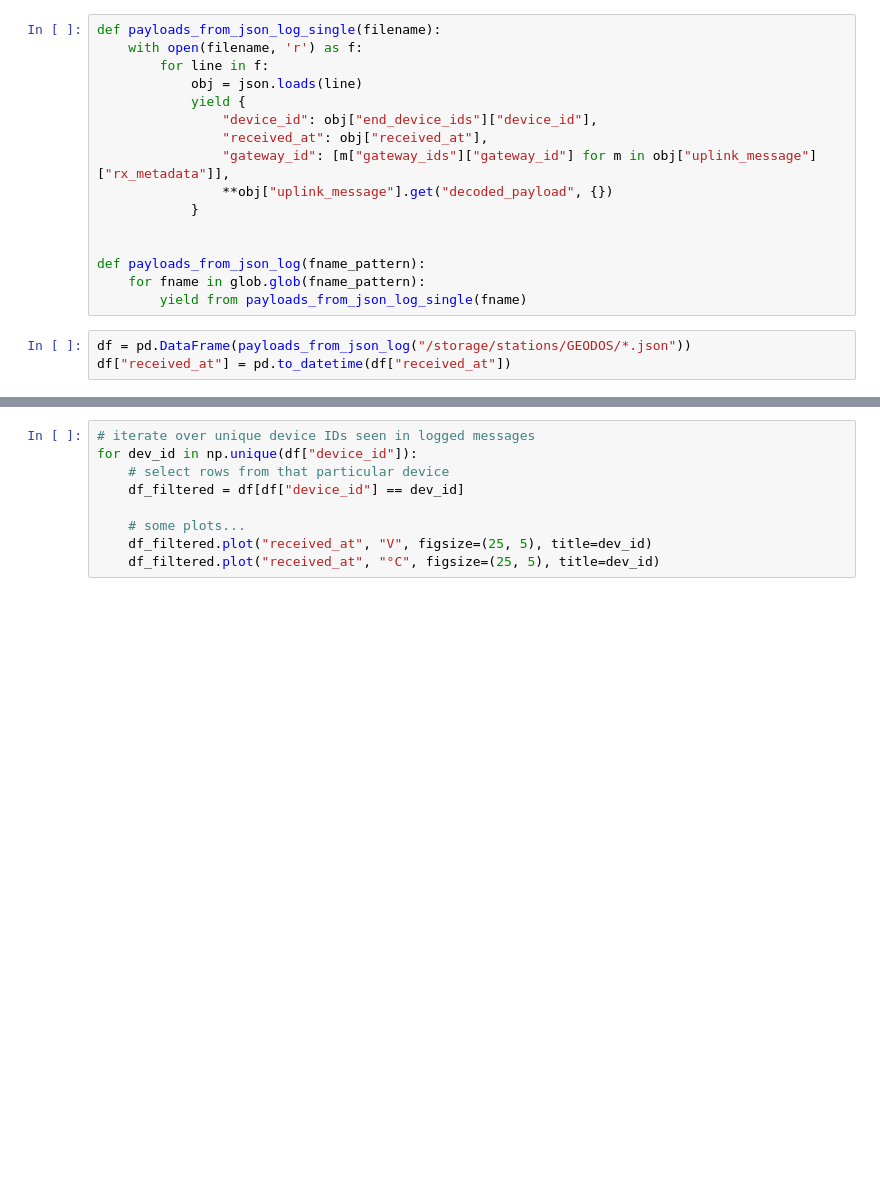
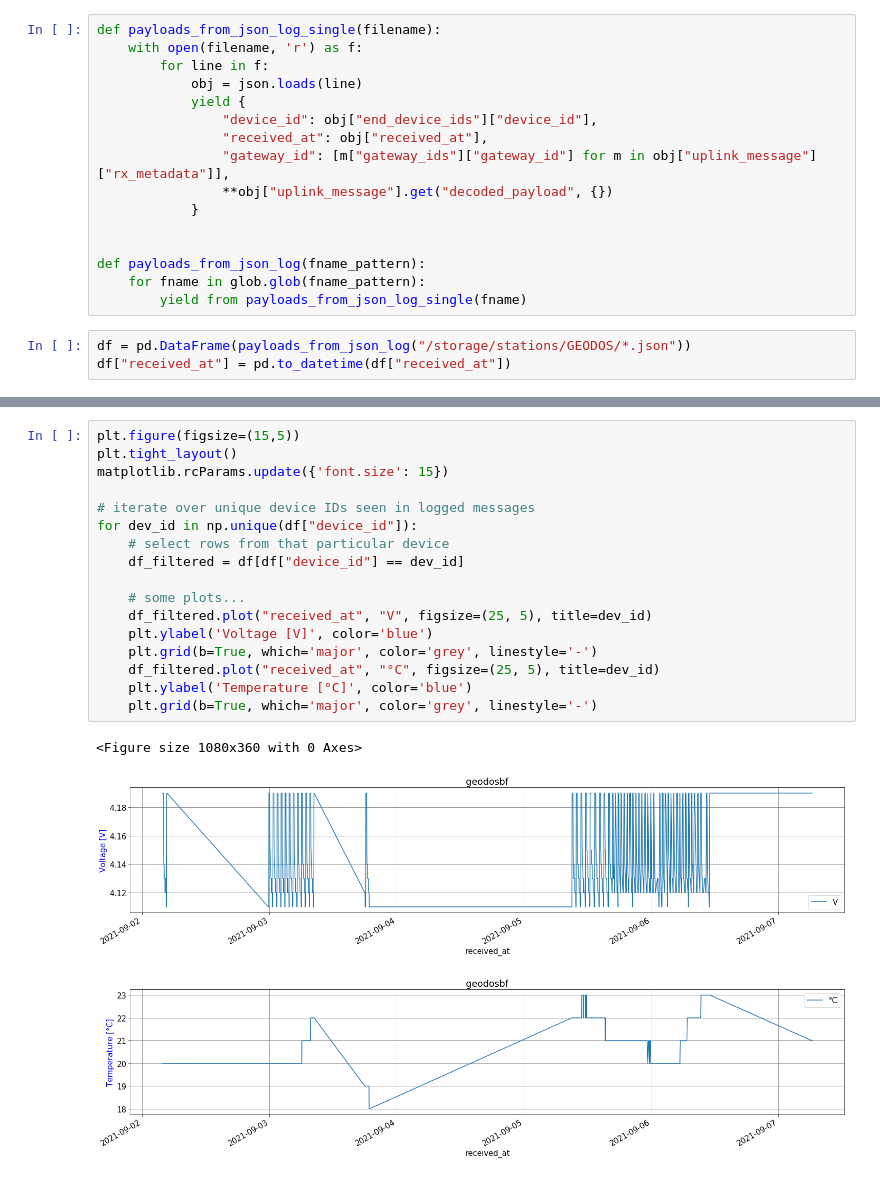
Before and after one commit to UniversalScientificTechnologies/GEODOS01, a Jupyter notebook: sw/Plot GEODOS telemetry.ipynb, the cells around one changed output, grey strips where cells are left out. Saved outputs shown, nothing was run; the diff lists cells and outputs as text; blank space fills up the shorter version.

```diff
--- a/sw/Plot GEODOS telemetry.ipynb
+++ b/sw/Plot GEODOS telemetry.ipynb
@@ -27,9 +45,21 @@ df
 # %%
+plt.figure(figsize=(15,5))
+plt.tight_layout()
+matplotlib.rcParams.update({'font.size': 15})
+
 # iterate over unique device IDs seen in logged messages
 for dev_id in np.unique(df["device_id"]):
     # select rows from that particular device
     df_filtered = df[df["device_id"] == dev_id]
 
     # some plots...
     df_filtered.plot("received_at", "V", figsize=(25, 5), title=dev_id)
+    plt.ylabel('Voltage [V]', color='blue')
+    plt.grid(b=True, which='major', color='grey', linestyle='-')
     df_filtered.plot("received_at", "°C", figsize=(25, 5), title=dev_id)
+    plt.ylabel('Temperature [°C]', color='blue')
+    plt.grid(b=True, which='major', color='grey', linestyle='-')
+# %% [output]
+<Figure size 1080x360 with 0 Axes>
+[figure, added]
+[figure, added]
```
Also changed, not shown: parts of 2 cells of this notebook, 1 other file.
